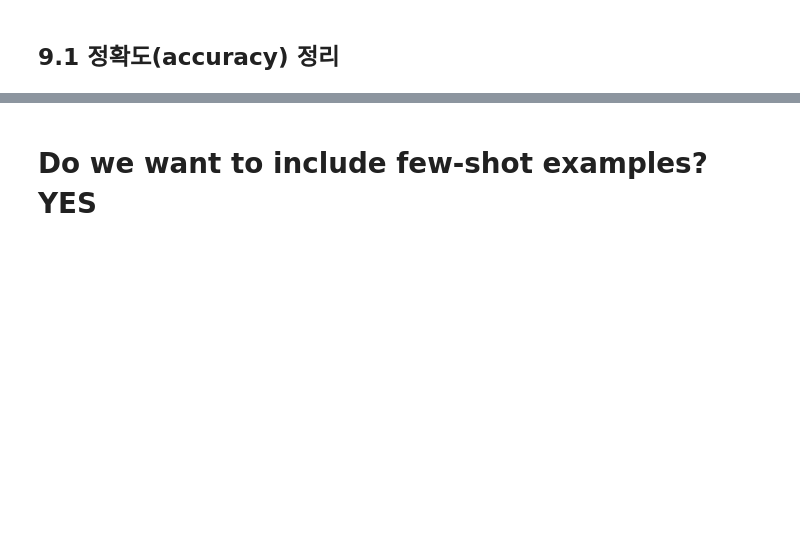
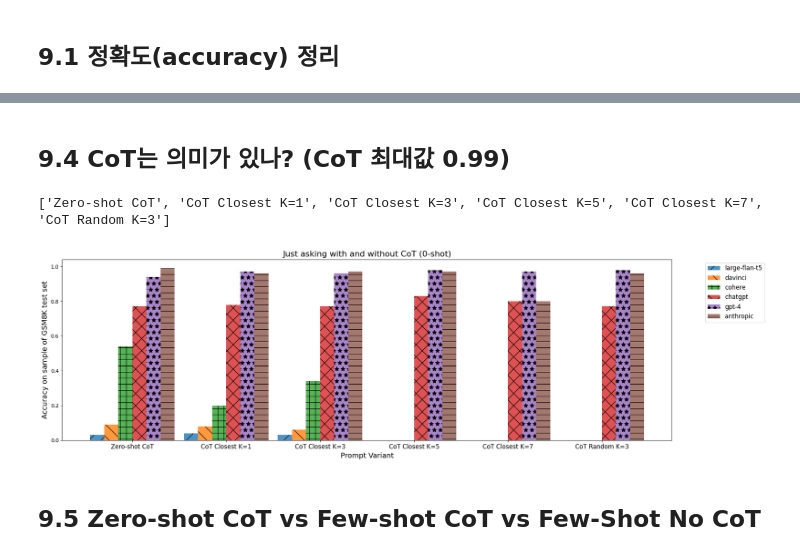
Before and after one commit to kimwooglae/quick-start-guide-to-llms, a Jupyter notebook: notebooks/5_adv_prompt_engineering.ipynb, the cells around one changed output, grey strips where cells are left out. Drawn from its saved outputs; the diff is of its cells as text; code cells hidden in the pictures; blank space fills up the shorter version.

```diff
--- a/notebooks/5_adv_prompt_engineering.ipynb
+++ b/notebooks/5_adv_prompt_engineering.ipynb
@@ -2218,5 +2337,46 @@ test_k_shot(
+# %% [markdown]
+## 9.4 CoT는 의미가 있나? (CoT 최대값 0.99)
+# %%
+import matplotlib.pyplot as plt
+
+# labels = ['large-flan-t5', 'cohere', 'chatgpt', 'davinci']
+labels = options
+k_values = [_ for _ in closest_results.keys() if 'No CoT' not in _]  # has 5 values
+print(k_values)
+# values = [[accuracy[k][l] for l in labels] for k in k_values]
+values = [[accuracy[k].get(l, 0) for l in labels] for k in k_values if k in accuracy]
+
+x = [i for i in range(len(k_values))]
+num_bars = len(labels)
+bar_width = 0.15
+
+hatches = ['/', '\\', '+', 'x', '*', '-', 'x']  # Add hatch patterns
+existing_k_values = [k for k in k_values if k in accuracy]
+
+fig, ax = plt.subplots(figsize=(20, 6))  # increase figure size
+
+for i, label in enumerate(labels):
+    # label_values = [accuracy[k][label] for k in k_values]
+    label_values = [accuracy[k].get(label, 0) for k in existing_k_values]
+    # rects = ax.bar([j + i * bar_width for j in x], label_values, bar_width, alpha=0.8, hatch=hatches[i])  # Add hatch here
+    rects = ax.bar([j + i * bar_width for j in range(len(existing_k_values))], label_values, bar_width, alpha=0.8, hatch=hatches[i])  # Add hatch here
+
+ax.set_xlabel('Prompt Variant', fontsize=14)  # increase font size
+ax.set_ylabel('Accuracy on sample of GSM8K test set', fontsize=14)  # increase font size
+ax.set_title('Just asking with and without CoT (0-shot)', fontsize=16)  # increase font size
+ax.set_xticks([i + (bar_width * (num_bars - 1) / 2) for i in x])
+ax.set_xticklabels(k_values, fontsize=12)  # increase font size
+ax.legend(labels, bbox_to_anchor=(1.05, 1), loc='upper left', fontsize=12)  # increase font size
+
+fig.savefig('5_adv_prompt/CoT.png', dpi=1000)
+
+plt.tight_layout()
+plt.show()
+# %% [output]
+['Zero-shot CoT', 'CoT Closest K=1', 'CoT Closest K=3', 'CoT Closest K=5', 'CoT Closest K=7', 'CoT Random K=3']
+[figure, added]
 # %% [markdown]
-# Do we want to include few-shot examples? YES
+## 9.5 Zero-shot CoT vs Few-shot CoT vs Few-Shot No CoT
 # %%
 import matplotlib.pyplot as plt
 
```
Also changed, not shown: parts of 31 cells of this notebook, 12 other files.
